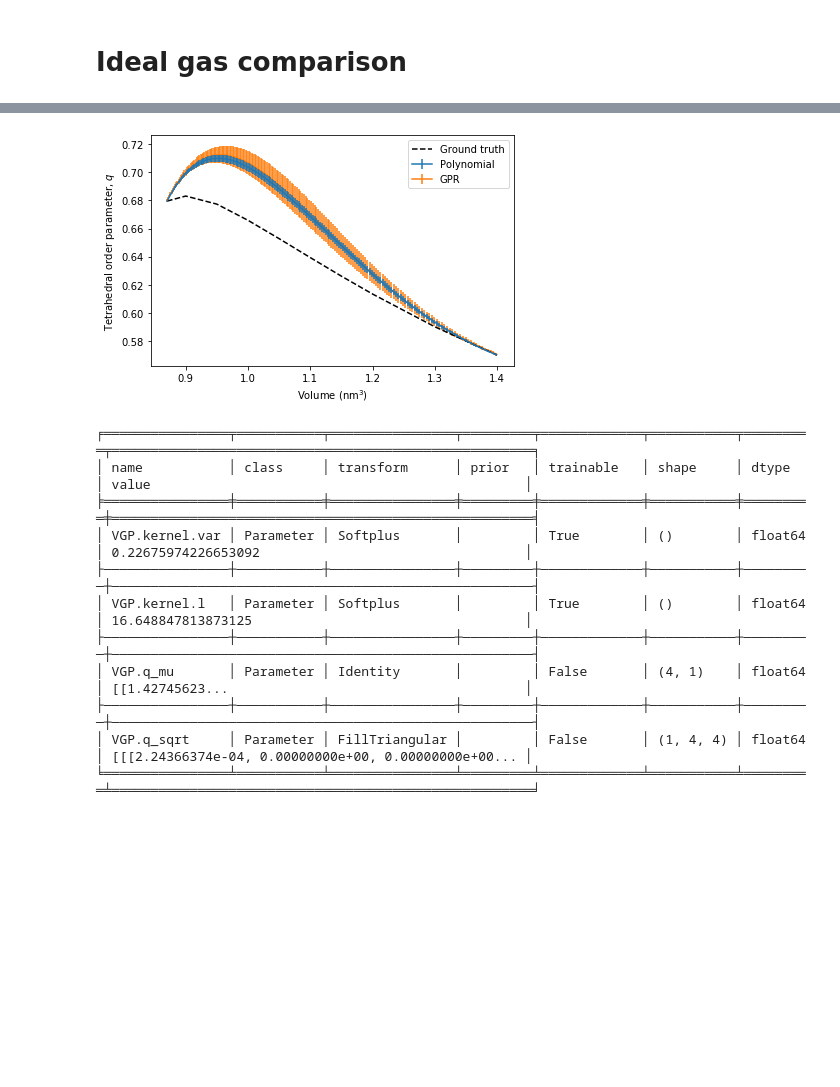
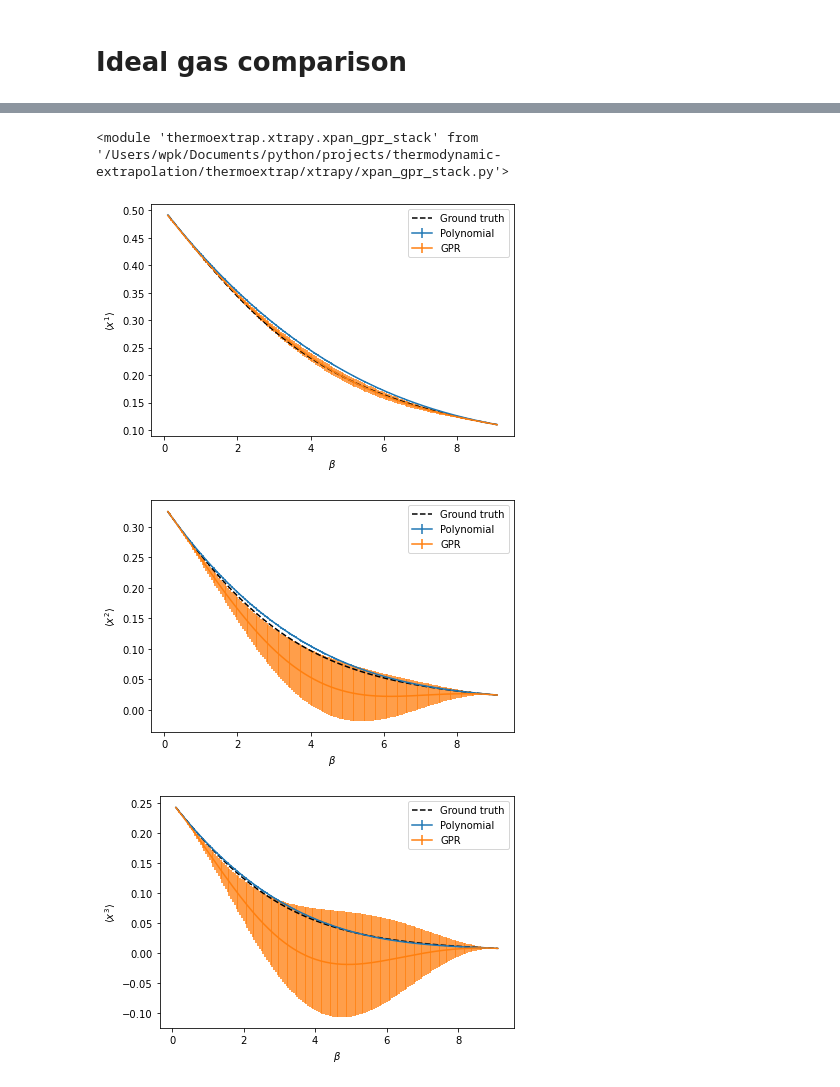
Before and after one commit to usnistgov/thermoextrap, a Jupyter notebook: notebooks/gpr_testing-new.ipynb, the cells around one changed output, grey strips where cells are left out. Drawn from its saved outputs; the diff is of its cells as text; code cells hidden in the pictures; blank space fills up the shorter version.

Commit message:
Working xpan_gpr_stack

```diff
--- a/notebooks/gpr_testing-new.ipynb
+++ b/notebooks/gpr_testing-new.ipynb
@@ -298,0 +113,5 @@ water_gpr = xpan_GPR.factory_rbf_gprmodel(water_states)
+# %%
+import thermoextrap.xtrapy.xpan_gpr_stack as xpan_gpr
+reload(xpan_gpr)
+# %% [output]
+<module 'thermoextrap.xtrapy.xpan_gpr_stack' from '/Users/wpk/Documents/python/projects/thermodynamic-extrapolation/thermoextrap/xtrapy/xpan_gpr_stack.py'>
@@ -299,46 +130,44 @@ water_gpr = xpan_GPR.factory_rbf_gprmodel(water_states)
+# %%
+# creating a GPRModel
+gp_model = xpan_gpr.factory_gprmodel(gp_data)
+# %%
+# explicitly train
+# There is not 'autoTrain'
+# I think for this, that should be the default
+gp_model.train()
+# %%
+# train some more?
+gp_model.train(opt_steps=50)
 # %%
-# %matplotlib notebook
+beta_vals = np.arange(0.1, 9.15, 0.05)
+out = gp_model.predict(beta_vals, unstack=True)
 
-vol_vals = np.arange(volVals[0], volVals[-1], -0.1)
-dens_vals = 1400.0 / (vol_vals*(u.nanometer**3))
-#Need to convert units
-dens_vals *= (18.016 * (u.gram / u.mole) / u.AVOGADRO_CONSTANT_NA)
-dens_vals = dens_vals.value_in_unit(u.gram / (u.centimeter**3))
+gpr_mu = out.sel(stats='mean')
+gpr_std = np.sqrt(out.sel(stats='var'))
 
-gpr_mu, gpr_std = water_gpr.predict(vol_vals)
-interp_mu = water_interp.predict(vol_vals)
-interp_std = water_interp.resample(100).predict(vol_vals).std('rep')
+ig_interp = core.InterpModel(gp_data.states)
 
-fig, ax = plt.subplots()
+out = ig_interp.predict(beta_vals)
 
-ax.plot(dVals, trueq, 'k--', label='Ground truth')
-ax.errorbar(dens_vals, np.squeeze(interp_mu), yerr=np.squeeze(interp_std), marker='', label='Polynomial')
-ax.errorbar(dens_vals, np.squeeze(gpr_mu), yerr=np.squeeze(gpr_std), marker='', label='GPR', zorder=0)
+interp_mu = out.mean('rep')
+interp_std = out.std('rep')
 
-ax.legend()
+for val in range(3):
+    fig, ax = plt.subplots()
 
-ax.set_xlabel(r'Volume (nm$^3$)')
-ax.set_ylabel(r'Tetrahedral order parameter, $q$')
+    ax.plot(beta_vals, get_aves[val](beta_vals), 'k--', label='Ground truth')
+    ax.errorbar(beta_vals, np.squeeze(interp_mu.isel(val=val)), yerr=np.squeeze(interp_std.isel(val=val)),
+                marker='', label='Polynomial')
+    ax.errorbar(beta_vals, np.squeeze(gpr_mu.isel(val=val)), yerr=np.squeeze(gpr_std.isel(val=val)),
+                marker='', label='GPR')
 
-fig.tight_layout()
+    ax.legend()
 
-plt.show()
+    ax.set_xlabel(r'$\beta$')
+    ax.set_ylabel(r'$\langle x^{{{}}} \rangle$'.format(val+1))
+
+    fig.tight_layout()
 # %% [output]
-[figure, old version]
+[figure, new version]
+[figure, added]
+[figure, added]
-# %%
-#For GPR, you actually have to train the parameters, unlike with polynomial where they are just known
-#Look at impact of training a little more
-#First print current parameters (default training is for 100 steps)
-gpflow.utilities.print_summary(water_gpr.gp)
-# %% [output]
-╒════════════════╤═══════════╤════════════════╤═════════╤═════════════╤═══════════╤═════════╤══════════════════════════════════════════════════════╕
-│ name           │ class     │ transform      │ prior   │ trainable   │ shape     │ dtype   │ value                                                │
-╞════════════════╪═══════════╪════════════════╪═════════╪═════════════╪═══════════╪═════════╪══════════════════════════════════════════════════════╡
-│ VGP.kernel.var │ Parameter │ Softplus       │         │ True        │ ()        │ float64 │ 0.22675974226653092                                  │
-├────────────────┼───────────┼────────────────┼─────────┼─────────────┼───────────┼─────────┼──────────────────────────────────────────────────────┤
-│ VGP.kernel.l   │ Parameter │ Softplus       │         │ True        │ ()        │ float64 │ 16.648847813873125                                   │
-├────────────────┼───────────┼────────────────┼─────────┼─────────────┼───────────┼─────────┼──────────────────────────────────────────────────────┤
-│ VGP.q_mu       │ Parameter │ Identity       │         │ False       │ (4, 1)    │ float64 │ [[1.42745623...                                      │
-├────────────────┼───────────┼────────────────┼─────────┼─────────────┼───────────┼─────────┼──────────────────────────────────────────────────────┤
-│ VGP.q_sqrt     │ Parameter │ FillTriangular │         │ False       │ (1, 4, 4) │ float64 │ [[[2.24366374e-04, 0.00000000e+00, 0.00000000e+00... │
-╘════════════════╧═══════════╧════════════════╧═════════╧═════════════╧═══════════╧═════════╧══════════════════════════════════════════════════════╛
```
Also changed, not shown: parts of 21 cells of this notebook, 4 other files.
